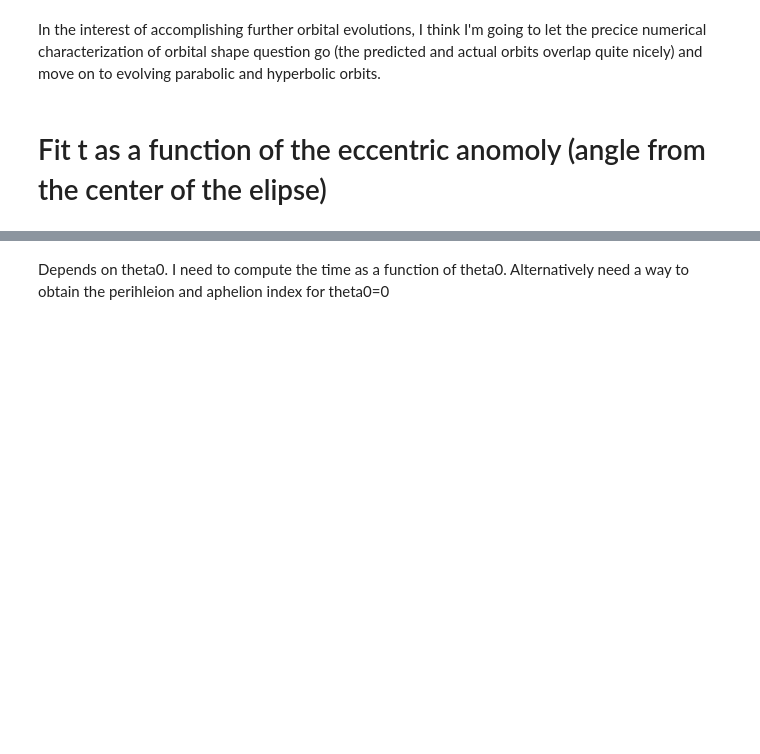
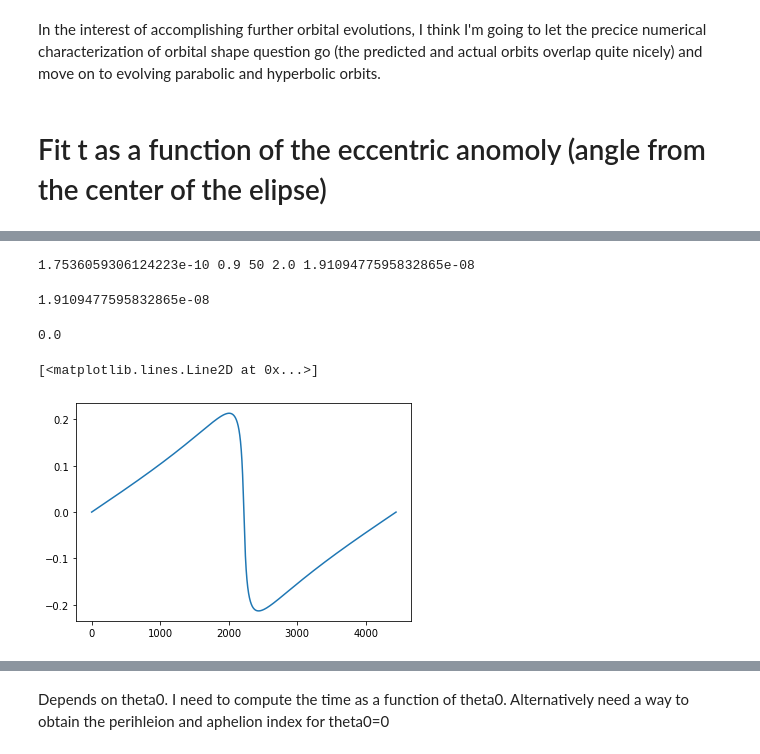
Before and after one commit to sdorsher/ManyBodyProblem, a Jupyter notebook: Vector Elliptical Refactored.ipynb, the cells around one changed output, grey strips where cells are left out. Drawn from its saved outputs; the diff is of its cells as text; code cells hidden in the pictures; blank space fills up the shorter version.

```diff
--- a/Vector Elliptical Refactored.ipynb
+++ b/Vector Elliptical Refactored.ipynb
@@ -296,7 +347,7 @@ def getEang(npstar1x,ellipsecenter):
     Eang=np.arctan2(yfortan,xfortan)
     return Eang
 # %%
-Eang=getEang(npstar1x,ellipsecenter)
+Eang=getEang(npstar2x,ellipsecenter)
 # %%
 def xofeccanom(rad,Eang,ecc):
     return rad*(np.cos(Eang)-ecc)
@@ -312,0 +369,9 @@ def residualtEang(pars,nptimes,Eang):
+# %%
+tofeccanom(Eang[0],rad0,ecc0,np.sum(masses))
+# %% [output]
+1.7536059306124223e-10 0.9 50 2.0 1.9109477595832865e-08
+1.9109477595832865e-08
+# %%
+nptimes[0]
+# %% [output]
+0.0
@@ -312,0 +384,5 @@ def residualtEang(pars,nptimes,Eang):
+# %%
+plt.plot(nptimesoneorbit,Eangoneorbit)
+# %% [output]
+[<matplotlib.lines.Line2D at 0x...>]
+[figure, added]
```
Also changed, not shown: parts of 30 cells of this notebook.
